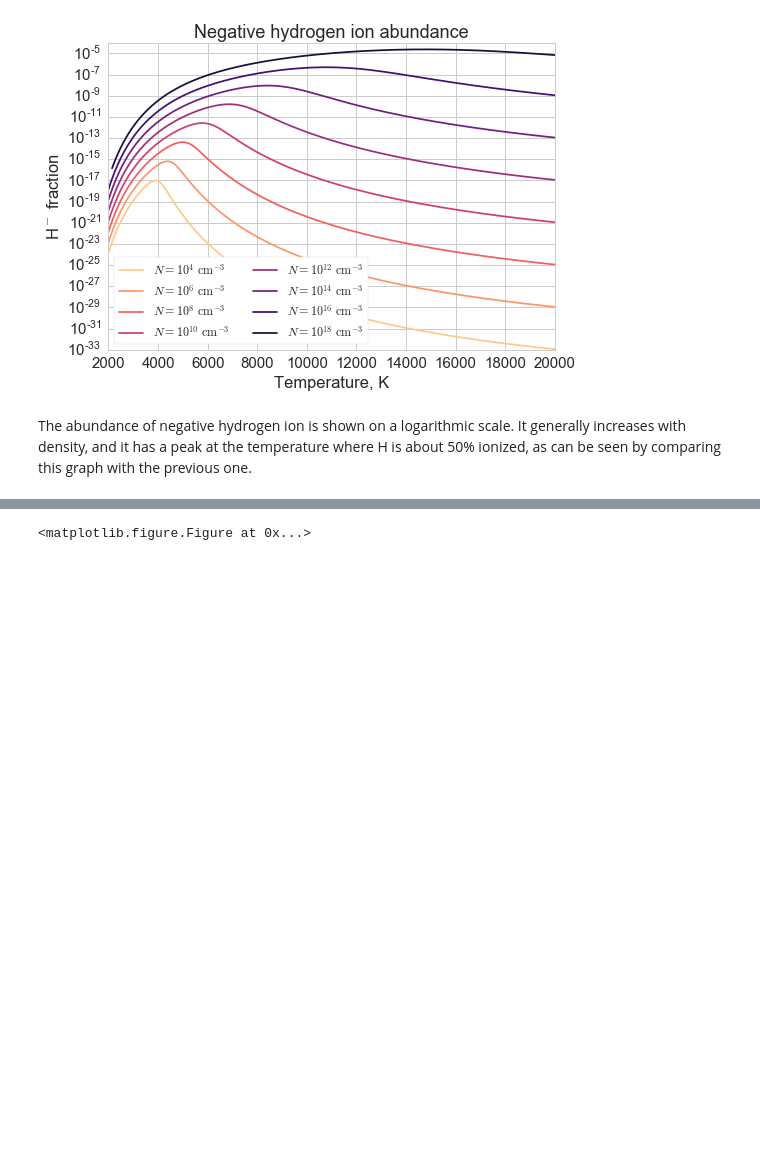
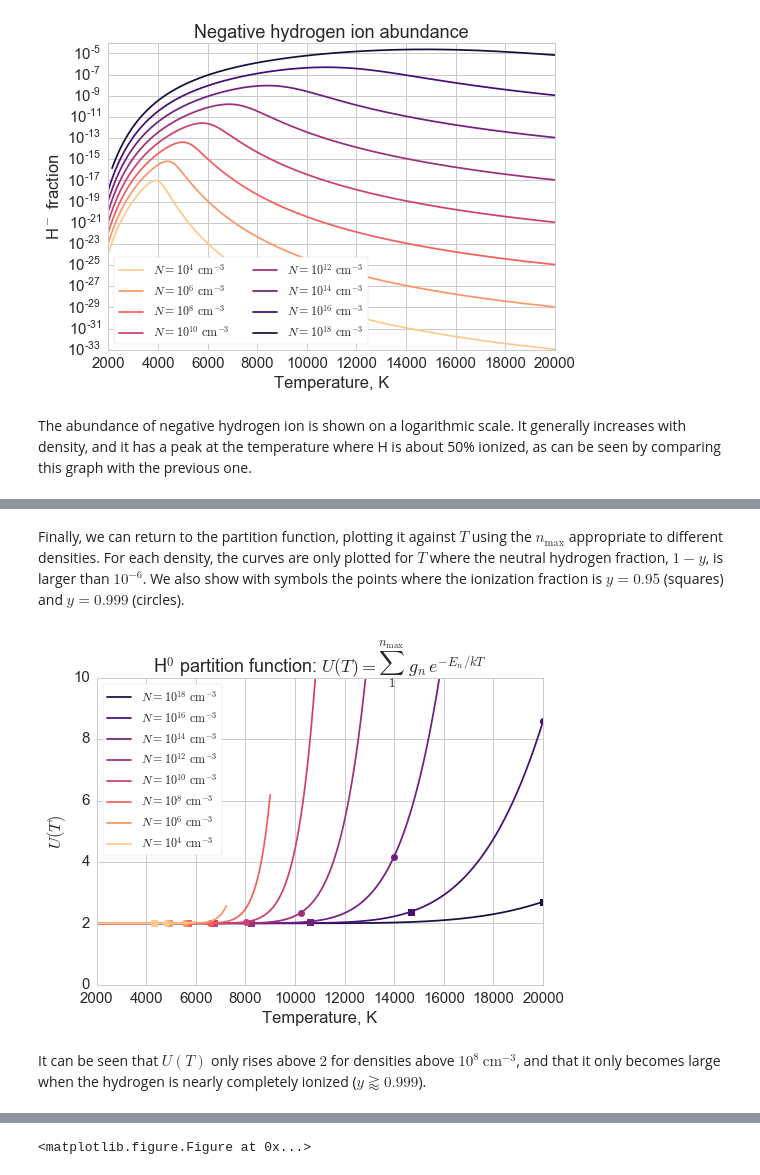
Before and after one commit to deprecated/lte-opacities, a Jupyter notebook: LTE Opacity.ipynb, the cells around one changed output, grey strips where cells are left out. Cells and saved outputs as stored; diff of their text form; code cells hidden in the pictures; blank space fills up the shorter version.

Commit message:
Finish partition function and continuum lowering

```diff
--- a/LTE Opacity.ipynb
+++ b/LTE Opacity.ipynb
@@ -80,7 +83,7 @@ We define a function that calculates $y$.  We use the `@np.vectorize` decorator
 def Hplus_fraction(Hden, T):
     """
     Calcular fracción de hidrógeno ionizado
-   $$
+
    	`Hden` es densidad de partículas totales de H en cm^{-3}
     `T` es temperatura en K
     """
@@ -178,0 +209,6 @@ The abundance of negative hydrogen ion is shown on a logarithmic scale.  It gene
+# %%
+def H0_partition_function(T, nmax):
+  U = 0.0
+  for n in range(1, nmax+1):
+    U += H0_level_population(n, T, U=1.0)
+  return U
@@ -178,0 +219,7 @@ The abundance of negative hydrogen ion is shown on a logarithmic scale.  It gene
+# %%
+def nmax_pressure_ionization(Hden):
+  """
+  Calcular el nivel máximo ligado de H, sujeto a perturbaciones
+  por vecinos con densidad `Hden`
+  """
+  return 1./np.sqrt(BOHR_RADIUS*Hden**(1./3.))
@@ -178,0 +228,7 @@ The abundance of negative hydrogen ion is shown on a logarithmic scale.  It gene
+# %%
+Ns = (10**np.array(logNgrid, dtype='float'))*u.cm**-3
+Table(data=[
+  Column(Ns,
+        name=r'Hydrogen density, $N_H$', format='{:.0e}'),
+  Column(nmax_pressure_ionization(Ns.value).astype(int),
+        name=r'Maximum bound level, $n_\mathrm{max}$')])
@@ -178,0 +248,24 @@ The abundance of negative hydrogen ion is shown on a logarithmic scale.  It gene
+# %% [markdown]
+Finally, we can return to the partition function, plotting it against $T$ using the $n_\mathrm{max}$ appropriate to different densities. For each density, the curves are only plotted for $T$ where the neutral hydrogen fraction, $1 - y$, is larger than $10^{-6}$.  We also show with symbols the points where the ionization fraction is $y = 0.95$ (squares) and $y = 0.999$ (circles).
+# %%
+fig, ax = plt.subplots(1, 1)
+for Hden, c in zip(Ns.value[::-1], colors[::-1]):
+  nmax = int(nmax_pressure_ionization(Hden))
+  Ugrid = H0_partition_function(Tgrid, nmax=nmax)
+  mask = 1.0 - Hplus_fraction(Hden, Tgrid) > 1.e-6
+  ax.plot(Tgrid[mask], Ugrid[mask], color=c,
+         label=r'$N = 10^{{{}}}\ \mathrm{{cm}}^{{-3}}$'.format(int(np.log10(Hden))))
+  for y, sym in [0.95, 's'], [0.999, 'o']:
+    i0 = np.argmin(np.abs(Hplus_fraction(Hden, Tgrid) - y))
+    ax.plot(Tgrid[i0], Ugrid[i0], sym, color=c)
+ax.set_ylim(None, 10.)
+frame = ax.legend(loc='upper left', **legend_box_params).get_frame()
+frame.set_facecolor('white')
+sigmatext = r'$U(T) = \sum_1^{n_\mathrm{max}}\ g_n\, e^{-E_n/k T}$'
+ax.set_title('H$^0$ partition function: ' + sigmatext)
+ax.set_xlabel('Temperature, K')
+ax.set_ylabel(r'$U(T)$');
+# %% [output]
+[figure, added]
+# %% [markdown]
+It can be seen that $U(T)$ only rises above $2$ for densities above $10^8\ \mathrm{cm}^{-3}$, and that it only becomes large when the hydrogen is nearly completely ionized ($y \gtrapprox 0.999$).
```
Also changed, not shown: parts of 19 cells of this notebook.
